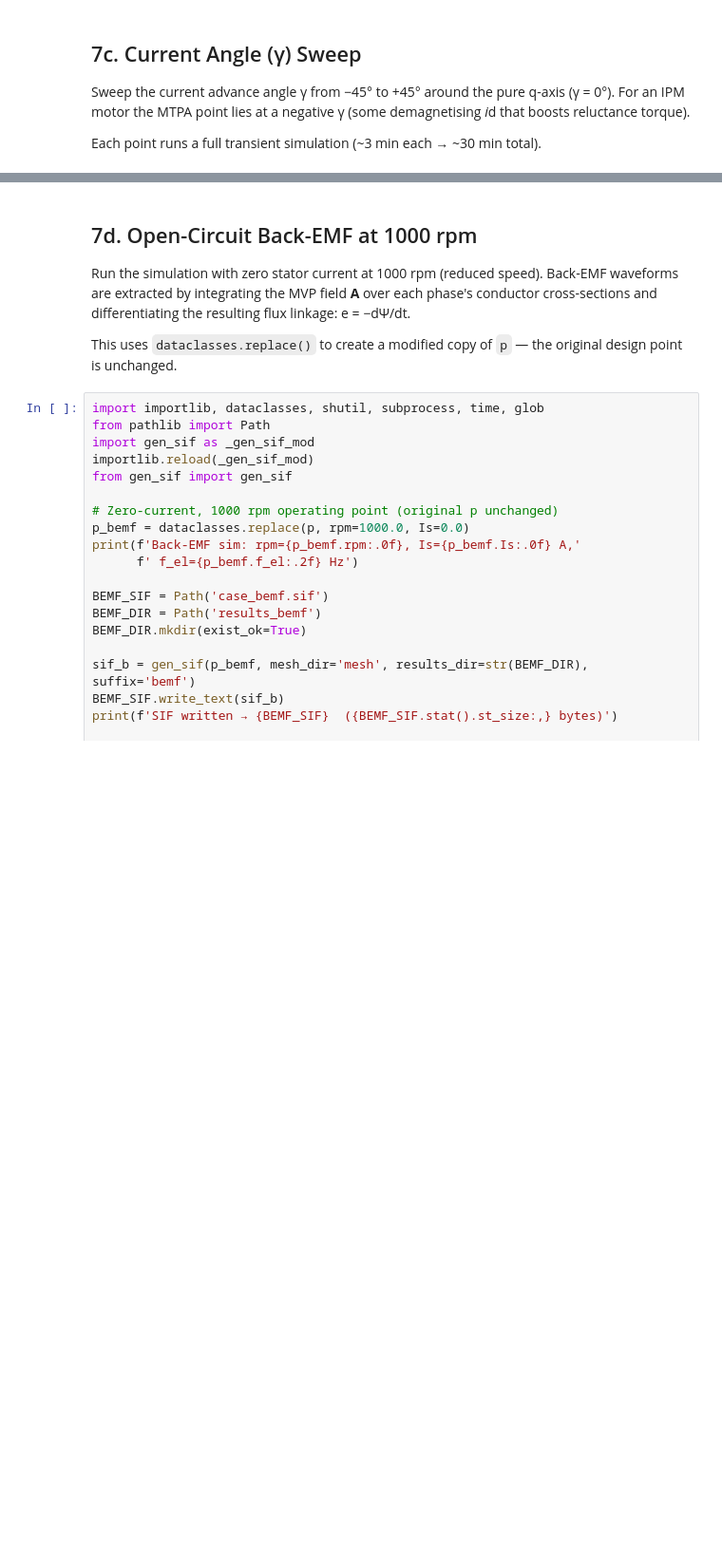
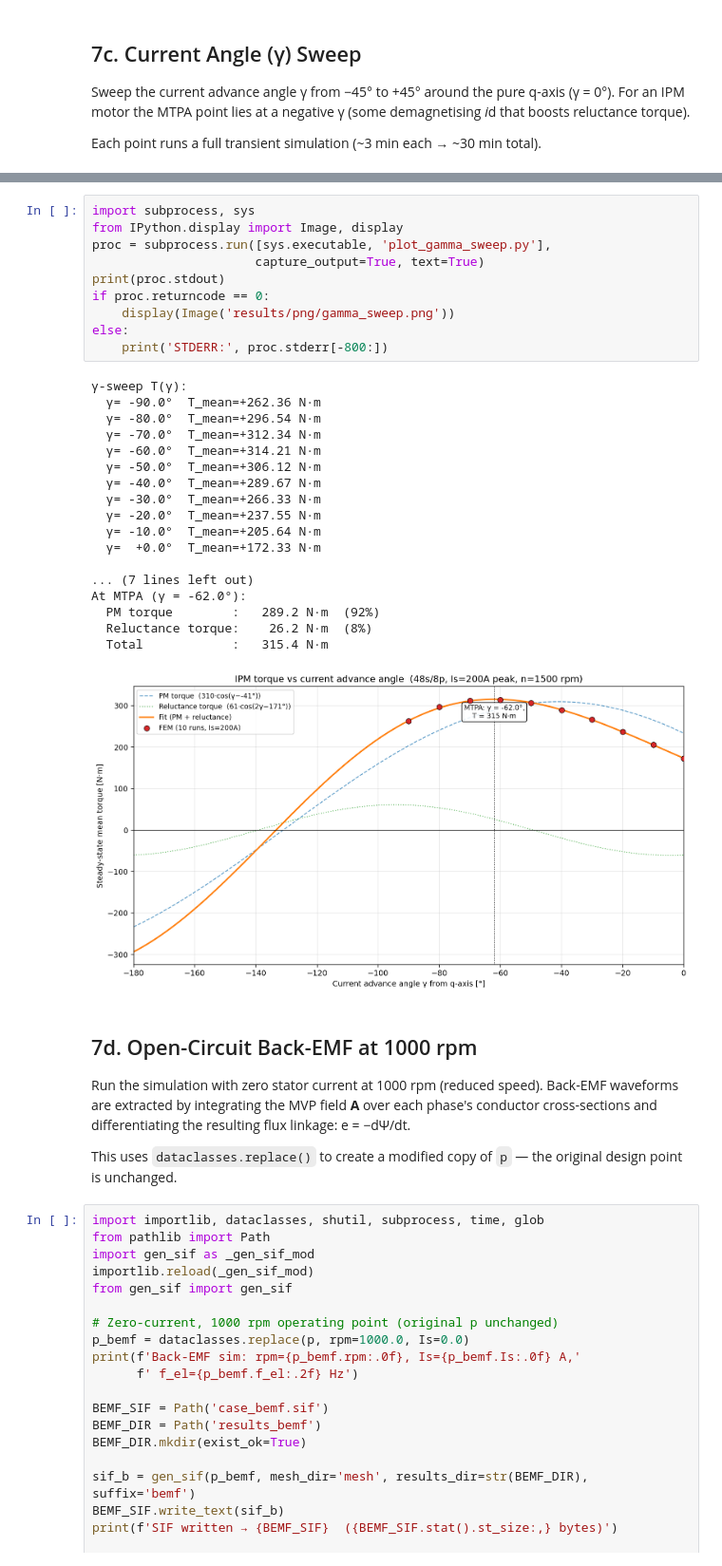
Before and after one commit to pfyhr/TractionMachinePM2D, a Jupyter notebook: example.ipynb, the cells around one changed output, grey strips where cells are left out. Shown at 95% size. Saved outputs shown, nothing was run; the diff lists cells and outputs as text; blank space fills up the shorter version.

```diff
--- a/example.ipynb
+++ b/example.ipynb
@@ -1249,3 +1257,32 @@ Launching 10 γ-angle runs with 10 parallel workers...
+# %%
+import subprocess, sys
+from IPython.display import Image, display
+proc = subprocess.run([sys.executable, 'plot_gamma_sweep.py'],
+                      capture_output=True, text=True)
+print(proc.stdout)
+if proc.returncode == 0:
+    display(Image('results/png/gamma_sweep.png'))
+else:
+    print('STDERR:', proc.stderr[-800:])
+# %% [output]
+γ-sweep T(γ):
+  γ= -90.0°  T_mean=+262.36 N·m
+  γ= -80.0°  T_mean=+296.54 N·m
+  γ= -70.0°  T_mean=+312.34 N·m
+  γ= -60.0°  T_mean=+314.21 N·m
+  γ= -50.0°  T_mean=+306.12 N·m
+  γ= -40.0°  T_mean=+289.67 N·m
+  γ= -30.0°  T_mean=+266.33 N·m
+  γ= -20.0°  T_mean=+237.55 N·m
+  γ= -10.0°  T_mean=+205.64 N·m
+  γ=  +0.0°  T_mean=+172.33 N·m
+
+... (7 lines left out)
+At MTPA (γ = -62.0°):
+  PM torque        :   289.2 N·m  (92%)
+  Reluctance torque:    26.2 N·m  (8%)
+  Total            :   315.4 N·m
+[figure, added]
 # %% [markdown]
 ## 7d. Open-Circuit Back-EMF at 1000 rpm
 
```
Also changed, not shown: parts of 7 cells of this notebook.
